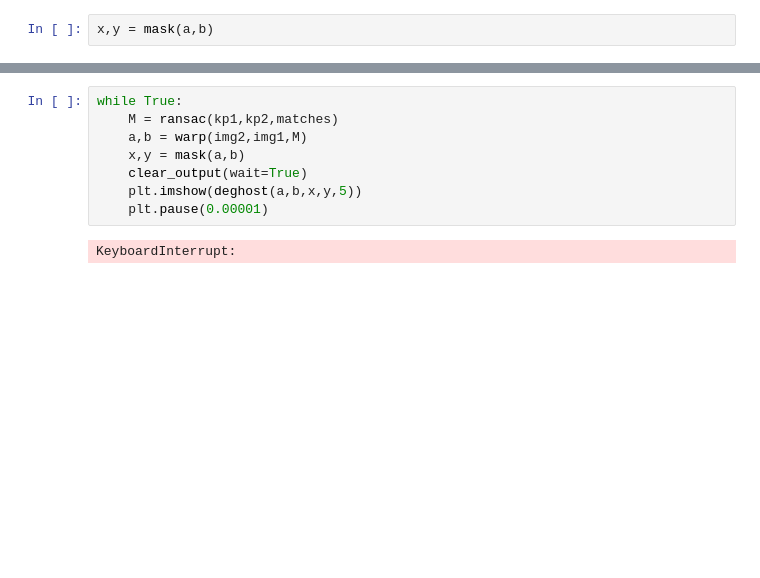
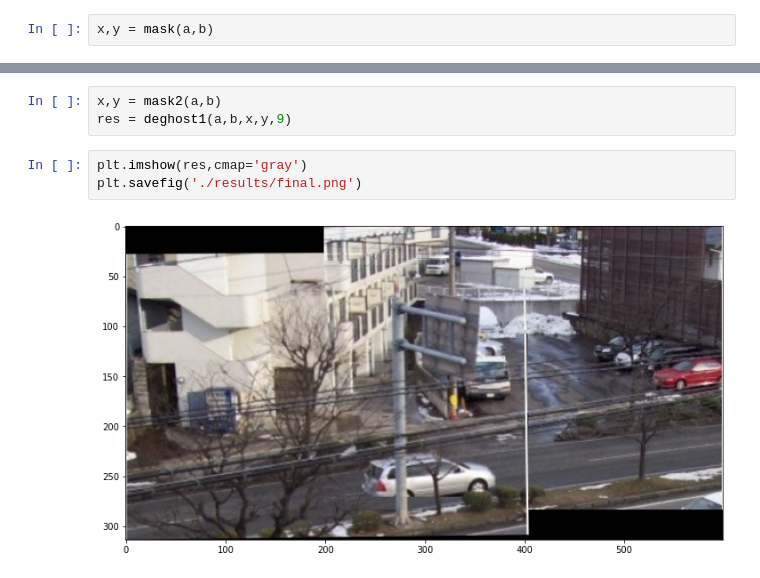
Before and after one commit to Nitish-Naineni/Mosaic_Panorama, a Jupyter notebook: notebooks/mosaic.ipynb, the cells around one changed output, grey strips where cells are left out. Drawn from its saved outputs; the diff is of its cells as text; blank space fills up the shorter version.

```diff
--- a/notebooks/mosaic.ipynb
+++ b/notebooks/mosaic.ipynb
@@ -228,10 +292,8 @@ plt.savefig('./results/final.png')
-# %%
-while True:
-    M = ransac(kp1,kp2,matches)
-    a,b = warp(img2,img1,M)
-    x,y = mask(a,b)
-    clear_output(wait=True)
-    plt.imshow(deghost(a,b,x,y,5))
-    plt.pause(0.00001)
-# %% [output]
-KeyboardInterrupt:
+# %%
+x,y = mask2(a,b)
+res = deghost1(a,b,x,y,9)
+# %%
+plt.imshow(res,cmap='gray')
+plt.savefig('./results/final.png')
+# %% [output]
+[figure, added]
```
Also changed, not shown: parts of 13 cells of this notebook, 1 other file.
